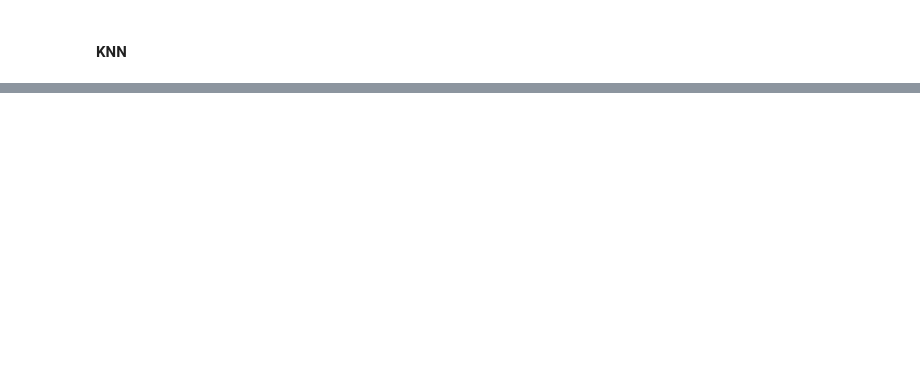
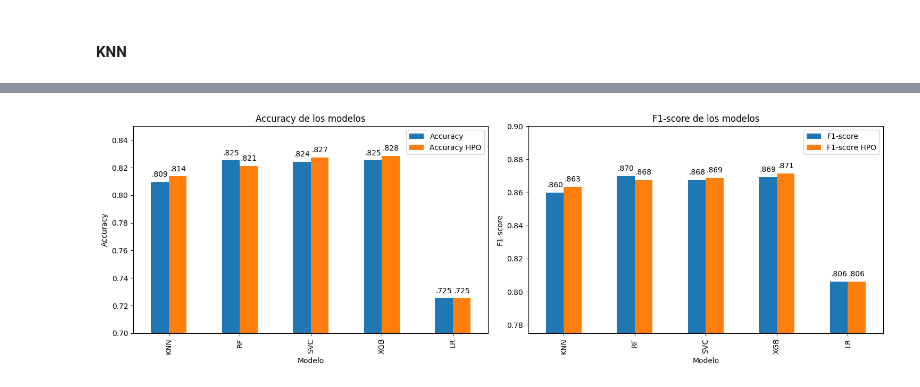
Before and after one commit to seniorbeto/Grupo04_Practica1, a Jupyter notebook: Notebook_1.ipynb, the cells around one changed output, grey strips where cells are left out. Saved outputs shown, nothing was run; the diff lists cells and outputs as text; code cells hidden in the pictures; blank space fills up the shorter version.

```diff
--- a/Notebook_1.ipynb
+++ b/Notebook_1.ipynb
@@ -792,0 +1224,17 @@ wind_ava.head()
+# %%
+best_model = RandomForestClassifier(**best_params, random_state=SEED)
+pipe_rf = Pipeline([
+    ('preproceso', standard),
+    ('clasificador', best_model)
+])
+
+pipe_rf.fit(X_train_class, y_train_class)
+
+y_test_pred = pipe_rf.predict(X_test_class)
+
+# Para calcular las métricas, utilizaremos el accuracy y el F1-score
+accuracy_rf_hpo = accuracy_score(y_test_class, y_test_pred)
+f1_rf_hpo = f1_score(y_test_class, y_test_pred)
+
+print(f"Accuracy RF HPO: {accuracy_rf_hpo}")
+print(f"F1-score RF HPO: {f1_rf_hpo}")
@@ -792,0 +1310,54 @@ wind_ava.head()
+# %%
+# Graficaremos ahora los resultados de los modelos con los hiperparámetros ajustados y los hiperparámetros por defecto
+
+# Accuracy
+accuracy = [accuracy_knn, accuracy_rf, accuracy_svc, accuracy_xgb, accuracy_lr]
+accuracy_hpo = [accuracy_knn_hpo, accuracy_rf_hpo, accuracy_svc_hpo, accuracy_xgb_hpo, accuracy_lr]
+
+# F1-score
+f1 = [f1_knn, f1_rf, f1_svc, f1_xgb, f1_lr]
+f1_hpo = [f1_knn_hpo, f1_rf_hpo, f1_svc_hpo, f1_xgb_hpo, f1_lr]
+
+# Crear un DataFrame con los resultados
+results = pd.DataFrame({
+    'Accuracy': accuracy,
+    'Accuracy HPO': accuracy_hpo,
+    'F1-score': f1,
+    'F1-score HPO': f1_hpo
+}, index=['KNN', 'RF', 'SVC', 'XGB', 'LR'])
+
+# Graficar los resultados
+fig, axs = plt.subplots(1, 2, figsize=(15, 5))
+
+results[['Accuracy', 'Accuracy HPO']].plot(kind='bar', ax=axs[0])
+axs[0].set_title('Accuracy de los modelos')
+axs[0].set_ylabel('Accuracy')
+axs[0].set_xlabel('Modelo')
+axs[0].set_ylim([0.7, 0.85])
+
+# Agrega etiquetas de valor a las barras
+for p in axs[0].patches:
+    axs[0].annotate(format(p.get_height(), '.3f').lstrip('0'),
+                   (p.get_x() + p.get_width() / 2., p.get_height()),
+                   ha = 'center', va = 'center',
+                   xytext = (0, 10),
+                   textcoords = 'offset points')
+
+results[['F1-score', 'F1-score HPO']].plot(kind='bar', ax=axs[1])
+axs[1].set_title('F1-score de los modelos')
+axs[1].set_ylabel('F1-score')
+axs[1].set_xlabel('Modelo')
+axs[1].set_ylim([0.775, 0.9])
+
+# Agrega etiquetas de valor a las barras
+for p in axs[1].patches:
+    axs[1].annotate(format(p.get_height(), '.3f').lstrip('0'),
+                   (p.get_x() + p.get_width() / 2., p.get_height()),
+                   ha = 'center', va = 'center',
+                   xytext = (0, 10),
+                   textcoords = 'offset points')
+
+plt.tight_layout()
+plt.show()
+# %% [output]
+[figure, added]
```
Also changed, not shown: parts of 53 cells of this notebook, 4 other files.
